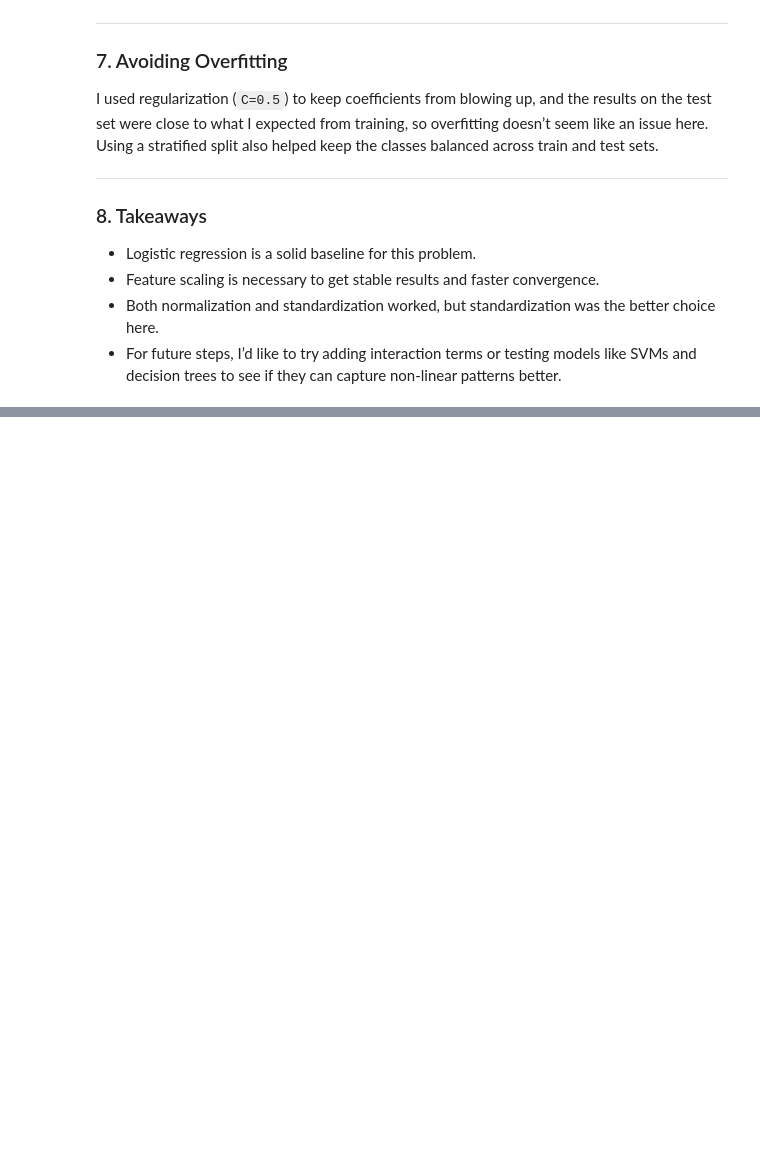
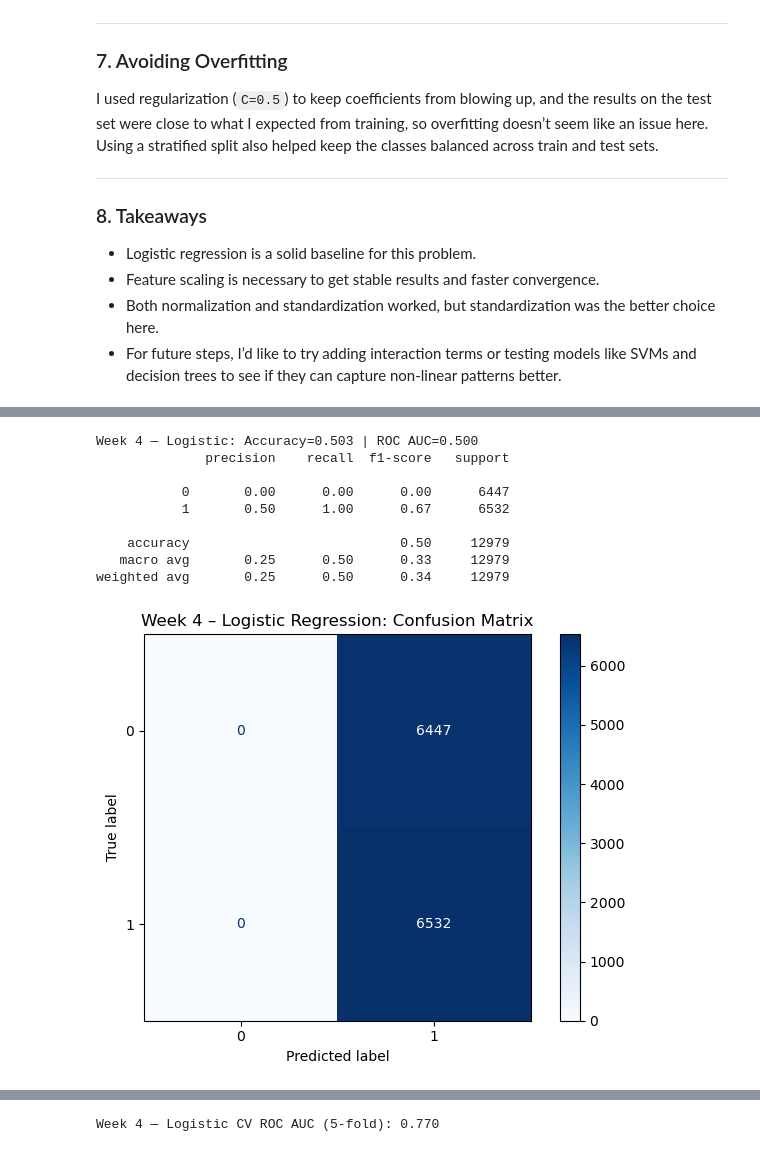
Before and after one commit to tetianakravchuk/Data-Science-Capstone, a Jupyter notebook: Wk4-JupyterNotebook-Kravchuk.ipynb, the cells around one changed output, grey strips where cells are left out. Saved outputs shown, nothing was run; the diff lists cells and outputs as text; code cells hidden in the pictures; blank space fills up the shorter version.

```diff
--- a/Wk4-JupyterNotebook-Kravchuk.ipynb
+++ b/Wk4-JupyterNotebook-Kravchuk.ipynb
@@ -383,0 +445,78 @@ I used regularization (`C=0.5`) to keep coefficients from blowing up, and the re
+# %%
+
+import os, matplotlib.pyplot as plt
+from sklearn.metrics import (confusion_matrix, ConfusionMatrixDisplay,
+                             roc_curve, roc_auc_score, accuracy_score, classification_report)
+from sklearn.model_selection import StratifiedKFold, cross_val_score
+
+os.makedirs("visuals/week4", exist_ok=True)
+
+# Re-create logistic regression model with preprocessing pipeline
+try:
+    log_model
+except NameError:
+    from sklearn.linear_model import LogisticRegression
+    from sklearn.preprocessing import StandardScaler
+    from sklearn.compose import ColumnTransformer
+    from sklearn.pipeline import Pipeline
+    from sklearn.impute import SimpleImputer
+    import numpy as np
+
+    num_cols = X_train.select_dtypes(include=[np.number]).columns
+    pre_log = ColumnTransformer([
+        ("num", Pipeline([("imp", SimpleImputer(strategy="median")),
+                          ("scaler", StandardScaler())]), num_cols)
+    ], remainder="drop")
+    log_model = Pipeline([("pre", pre_log),
+                          ("clf", LogisticRegression(max_iter=1000))])
+    log_model.fit(X_train, y_train)
+
+# predictions & scores
+y_pred_log  = log_model.predict(X_test)
+# prefer predict_proba for ROC
+if hasattr(log_model, "predict_proba"):
+    y_proba_log = log_model.predict_proba(X_test)[:, 1]
+else:
+    # fallback to decision_function if needed
+    y_proba_log = log_model.decision_function(X_test)
+
+acc = accuracy_score(y_test, y_pred_log)
+auc = roc_auc_score(y_test, y_proba_log)
+print(f"Week 4 — Logistic: Accuracy={acc:.3f} | ROC AUC={auc:.3f}")
+print(classification_report(y_test, y_pred_log))
+
+# Confusion Matrix (save)
+cm = confusion_matrix(y_test, y_pred_log)
+ConfusionMatrixDisplay(confusion_matrix=cm).plot(cmap="Blues", values_format="d")
+plt.title("Week 4 – Logistic Regression: Confusion Matrix")
+plt.tight_layout()
+plt.savefig("visuals/week4/log_confusion_matrix.png", dpi=200, bbox_inches="tight")
+plt.show()
+
+# ROC Curve (save)
+fpr, tpr, _ = roc_curve(y_test, y_proba_log)
+roc_auc = roc_auc_score(y_test, y_proba_log)
+plt.figure(figsize=(6,6))
+plt.plot(fpr, tpr, label=f"AUC = {roc_auc:.3f}")
+plt.plot([0,1],[0,1],"r--")
+plt.xlabel("False Positive Rate"); plt.ylabel("True Positive Rate")
+plt.title("Week 4 – Logistic Regression: ROC Curve"); plt.legend()
+plt.tight_layout()
+plt.savefig("visuals/week4/log_roc_curve.png", dpi=200, bbox_inches="tight")
+plt.show()
+
+# Light CV to satisfy "CV present"
+cv = StratifiedKFold(n_splits=5, shuffle=True, random_state=42)
+cv_auc = cross_val_score(log_model, X_train, y_train, cv=cv, scoring="roc_auc").mean()
+print(f"Week 4 — Logistic CV ROC AUC (5-fold): {cv_auc:.3f}")
+# %% [output]
+Week 4 — Logistic: Accuracy=0.503 | ROC AUC=0.500
+              precision    recall  f1-score   support
+
+           0       0.00      0.00      0.00      6447
+           1       0.50      1.00      0.67      6532
+
+    accuracy                           0.50     12979
+   macro avg       0.25      0.50      0.33     12979
+weighted avg       0.25      0.50      0.34     12979
+[figure, added]
@@ -383,0 +524 @@ I used regularization (`C=0.5`) to keep coefficients from blowing up, and the re
+Week 4 — Logistic CV ROC AUC (5-fold): 0.770
```
Also changed, not shown: parts of 4 cells of this notebook, 17 other files.
